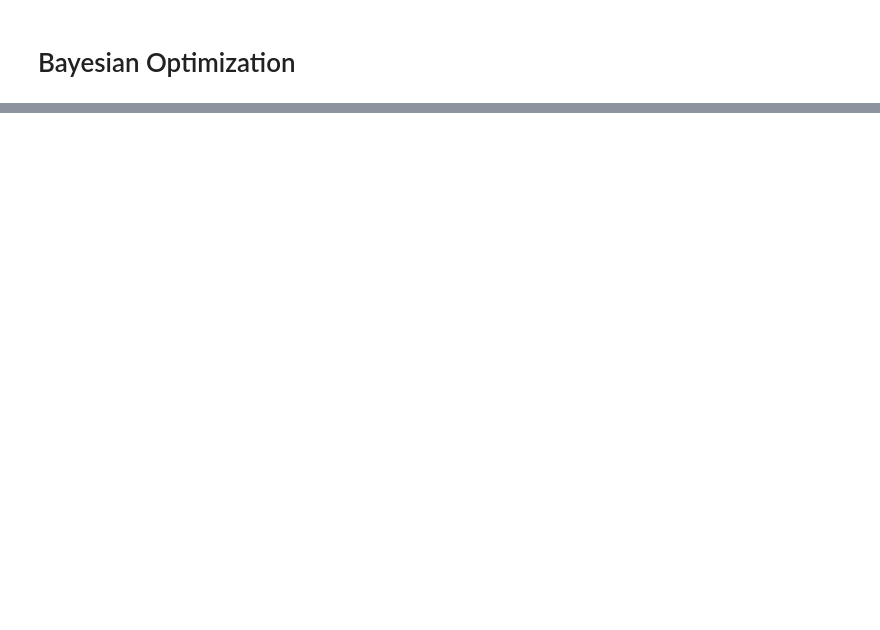
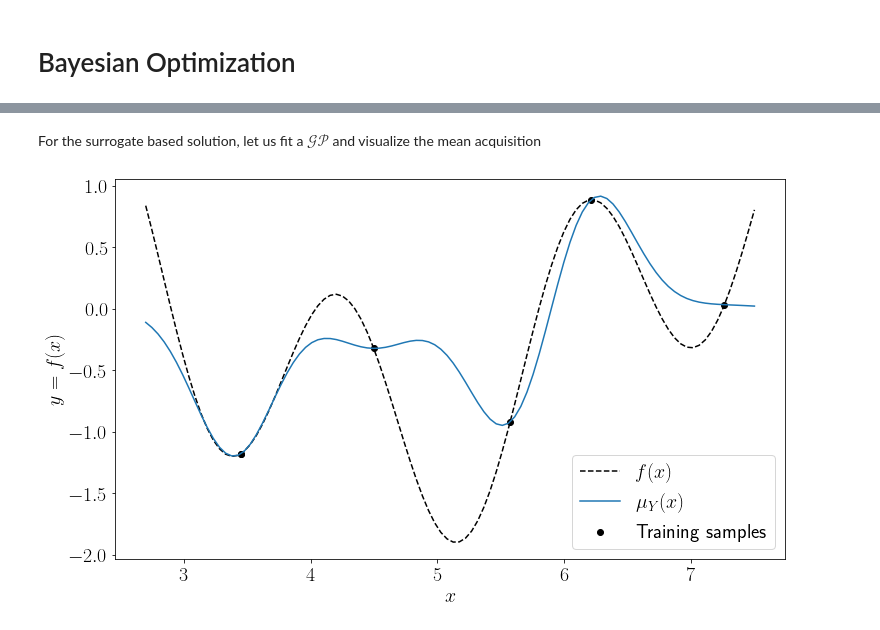
Before and after one commit to Probabilistic-ML/lecture-notes, a Jupyter notebook: ProbabilisticML/03_appl/01_BO.ipynb, the cells around one changed output, grey strips where cells are left out. Drawn from its saved outputs; the diff is of its cells as text; code cells hidden in the pictures; blank space fills up the shorter version.

```diff
--- a/ProbabilisticML/03_appl/01_BO.ipynb
+++ b/ProbabilisticML/03_appl/01_BO.ipynb
@@ -56,0 +65,48 @@ The first acquisition
+# %%
+# Import libraries
+import numpy as np
+np.random.seed(42)
+from scipy.stats import norm
+from sklearn.gaussian_process import GaussianProcessRegressor
+from sklearn.gaussian_process.kernels import RBF, Matern, ConstantKernel, WhiteKernel
+import matplotlib.pyplot as plt
+plt.rcParams.update({
+    "text.usetex": True,
+    "font.size": 20})
+# %%
+# Define the objective function
+
+def obj(x):
+    return np.sin(x) + np.sin(10 * x / 3)
+
+lower_bound = 2.7
+upper_bound = 7.5
+# %% [markdown]
+For the surrogate based solution, let us fit a $\mathcal{GP}$ and visualize the mean acquisition
+# %%
+# Fit a GP
+x_train = np.random.rand(6).reshape((-1, 1))
+x_train = x_train * (upper_bound - lower_bound) + lower_bound
+y_train = obj(x_train)
+kernel = ConstantKernel() * RBF(length_scale=1.0, length_scale_bounds=(1e-10, 1e6))
+
+model = GaussianProcessRegressor(kernel, n_restarts_optimizer=10)
+
+_ = model.fit(x_train, y_train)
+# %%
+# Visualize mean acquisition
+x_grid = np.linspace(lower_bound, upper_bound, 100)
+y_true = obj(x_grid)
+y_pred_mu, y_pred_std = model.predict(x_grid.reshape((-1, 1)), return_std=True)
+y_pred_mu = y_pred_mu.ravel()
+
+fig, ax = plt.subplots(figsize=(12, 7))
+
+ax.plot(x_grid, y_true, "--k", label="$f(x)$")
+ax.plot(x_grid, y_pred_mu, label="$\mu_Y(x)$")
+plt.scatter(x_train.ravel(), y_train.ravel(), label="Training samples", color="k")
+ax.set_xlabel("$x$")
+ax.set_ylabel("$y=f(x)$")
+_ = ax.legend()
+# %% [output]
+[figure, added]
```
Also changed, not shown: parts of 13 cells of this notebook.
